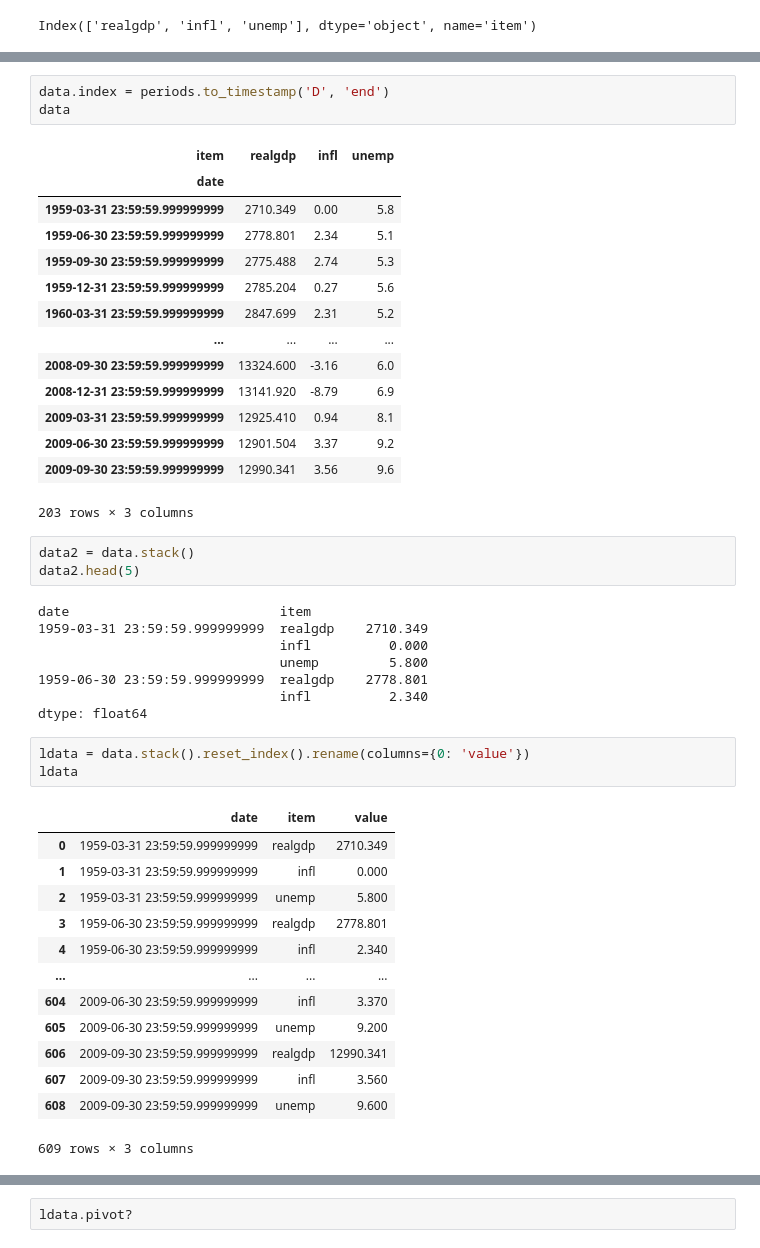
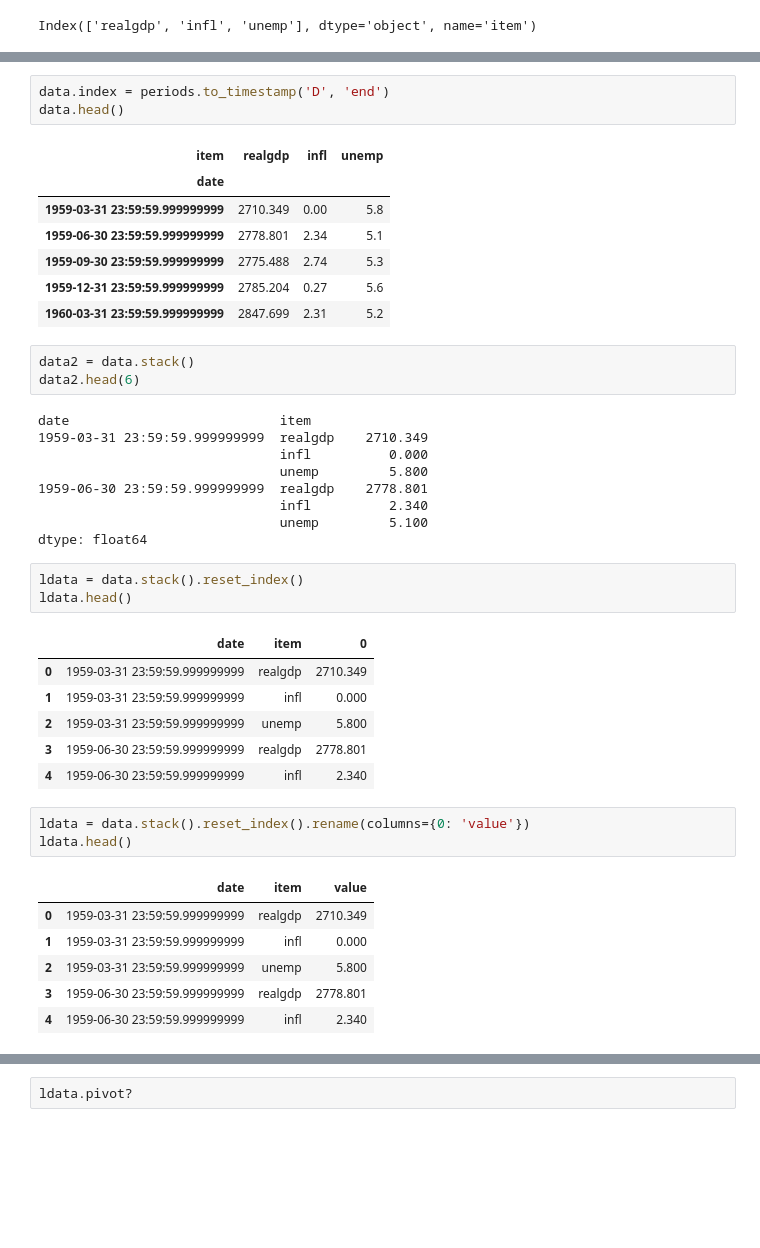
Before and after one commit to lee7py/Pydata-ANS-VIS, a Jupyter notebook: data code/ch08-study.ipynb, the cells around one changed output, grey strips where cells are left out. Cells and saved outputs as stored; diff of their text form; blank space fills up the shorter version.

```diff
--- a/data code/ch08-study.ipynb
+++ b/data code/ch08-study.ipynb
@@ -1561,24 +510,17 @@ data
 # %%
 data.index = periods.to_timestamp('D', 'end')
-data
+data.head()
 # %% [output]
 | item | realgdp | infl | unemp |
 | date |  |  |  |
 | 1959-03-31 23:59:59.999999999 | 2710.349 | 0.00 | 5.8 |
 | 1959-06-30 23:59:59.999999999 | 2778.801 | 2.34 | 5.1 |
 | 1959-09-30 23:59:59.999999999 | 2775.488 | 2.74 | 5.3 |
 | 1959-12-31 23:59:59.999999999 | 2785.204 | 0.27 | 5.6 |
 | 1960-03-31 23:59:59.999999999 | 2847.699 | 2.31 | 5.2 |
-| ... | ... | ... | ... |
-| 2008-09-30 23:59:59.999999999 | 13324.600 | -3.16 | 6.0 |
-| 2008-12-31 23:59:59.999999999 | 13141.920 | -8.79 | 6.9 |
-| 2009-03-31 23:59:59.999999999 | 12925.410 | 0.94 | 8.1 |
-| 2009-06-30 23:59:59.999999999 | 12901.504 | 3.37 | 9.2 |
-| 2009-09-30 23:59:59.999999999 | 12990.341 | 3.56 | 9.6 |
-203 rows × 3 columns
 # %%
 data2 = data.stack()
-data2.head(5)
+data2.head(6)
 # %% [output]
 date                           item
 1959-03-31 23:59:59.999999999  realgdp    2710.349
@@ -1586,10 +528,21 @@ date                           item
                                unemp         5.800
 1959-06-30 23:59:59.999999999  realgdp    2778.801
                                infl          2.340
+                               unemp         5.100
 dtype: float64
+# %%
+ldata = data.stack().reset_index()
+ldata.head()
+# %% [output]
+|  | date | item | 0 |
+| 0 | 1959-03-31 23:59:59.999999999 | realgdp | 2710.349 |
+| 1 | 1959-03-31 23:59:59.999999999 | infl | 0.000 |
+| 2 | 1959-03-31 23:59:59.999999999 | unemp | 5.800 |
+| 3 | 1959-06-30 23:59:59.999999999 | realgdp | 2778.801 |
+| 4 | 1959-06-30 23:59:59.999999999 | infl | 2.340 |
 # %%
 ldata = data.stack().reset_index().rename(columns={0: 'value'})
-ldata
+ldata.head()
 # %% [output]
 |  | date | item | value |
 | 0 | 1959-03-31 23:59:59.999999999 | realgdp | 2710.349 |
@@ -1597,10 +550,3 @@ ldata
 | 2 | 1959-03-31 23:59:59.999999999 | unemp | 5.800 |
 | 3 | 1959-06-30 23:59:59.999999999 | realgdp | 2778.801 |
 | 4 | 1959-06-30 23:59:59.999999999 | infl | 2.340 |
-| ... | ... | ... | ... |
-| 604 | 2009-06-30 23:59:59.999999999 | infl | 3.370 |
-| 605 | 2009-06-30 23:59:59.999999999 | unemp | 9.200 |
-| 606 | 2009-09-30 23:59:59.999999999 | realgdp | 12990.341 |
-| 607 | 2009-09-30 23:59:59.999999999 | infl | 3.560 |
-| 608 | 2009-09-30 23:59:59.999999999 | unemp | 9.600 |
-609 rows × 3 columns
```
Also changed, not shown: parts of 237 cells of this notebook, 2 other files.
